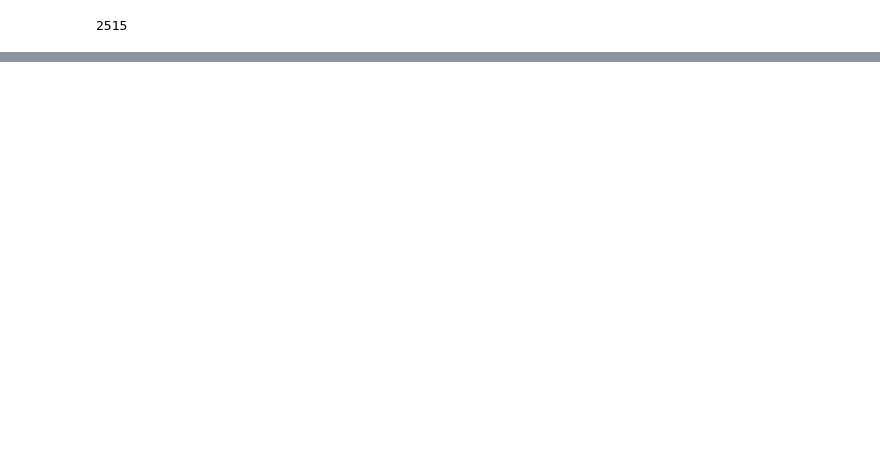
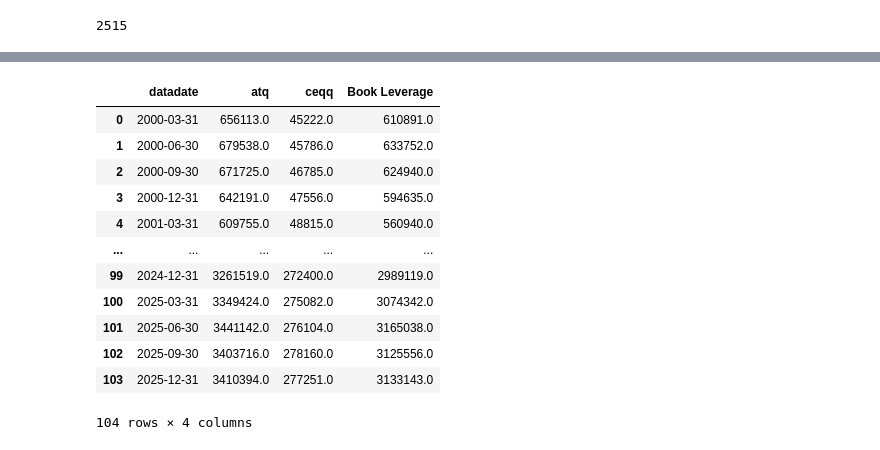
Before and after one commit to andreaskoul/geo_index_dcb, a Jupyter notebook: Geopol factor.ipynb, the cells around one changed output, grey strips where cells are left out. Drawn from its saved outputs; the diff is of its cells as text; code cells hidden in the pictures; blank space fills up the shorter version.

```diff
--- a/Geopol factor.ipynb
+++ b/Geopol factor.ipynb
@@ -542,0 +497,26 @@ Financial Crisis: Avg Geo Beta = -0.0778
+# %%
+Dashboard_data = pd.read_csv("Dashboard_data.csv")
+
+Dashboard_data = Dashboard_data[['tic','datadate','atq','ceqq']]
+
+Dashboard_data['Book Leverage'] = Dashboard_data['atq']-Dashboard_data['ceqq']
+# %%
+dashboard_dict = {}
+for tic, group in Dashboard_data.groupby('tic'):
+    dashboard_dict[tic] = group.drop(columns='tic').reset_index(drop=True)
+# %%
+dashboard_dict['BAC']
+# %% [output]
+|  | datadate | atq | ceqq | Book Leverage |
+| 0 | 2000-03-31 | 656113.0 | 45222.0 | 610891.0 |
+| 1 | 2000-06-30 | 679538.0 | 45786.0 | 633752.0 |
+| 2 | 2000-09-30 | 671725.0 | 46785.0 | 624940.0 |
+| 3 | 2000-12-31 | 642191.0 | 47556.0 | 594635.0 |
+| 4 | 2001-03-31 | 609755.0 | 48815.0 | 560940.0 |
+| ... | ... | ... | ... | ... |
+| 99 | 2024-12-31 | 3261519.0 | 272400.0 | 2989119.0 |
+| 100 | 2025-03-31 | 3349424.0 | 275082.0 | 3074342.0 |
+| 101 | 2025-06-30 | 3441142.0 | 276104.0 | 3165038.0 |
+| 102 | 2025-09-30 | 3403716.0 | 278160.0 | 3125556.0 |
+| 103 | 2025-12-31 | 3410394.0 | 277251.0 | 3133143.0 |
+104 rows × 4 columns
```
Also changed, not shown: parts of 28 cells of this notebook, 2 other files.
